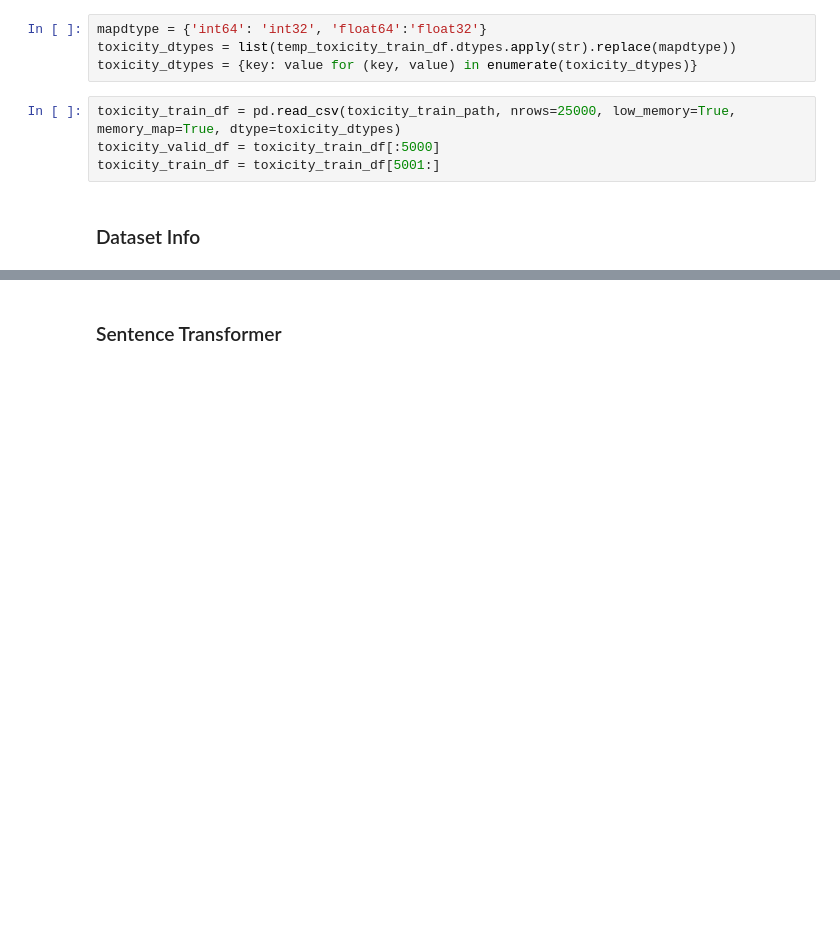
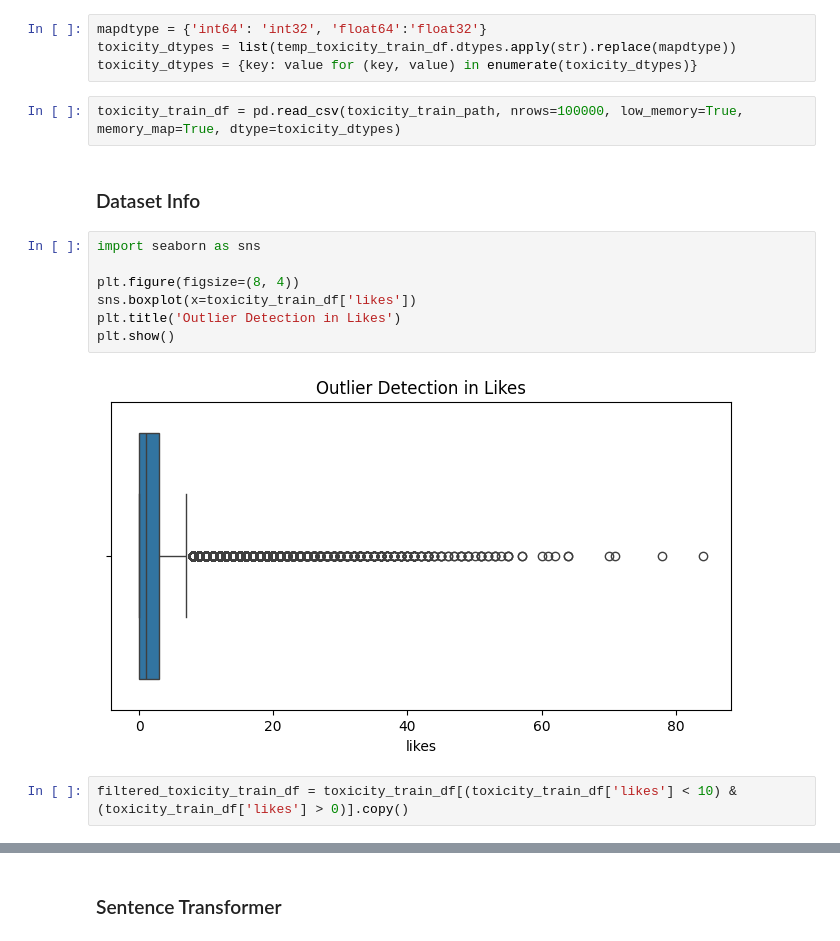
Before and after one commit to Ranvirsv/Advance_Multi_Task_Learning, a Jupyter notebook: Notebooks/Multi-Task Learning Notebook.ipynb, the cells around one changed output, grey strips where cells are left out. Cells and saved outputs as stored; diff of their text form; blank space fills up the shorter version.

```diff
--- a/Notebooks/Multi-Task Learning Notebook.ipynb
+++ b/Notebooks/Multi-Task Learning Notebook.ipynb
@@ -54,8 +55,17 @@ mapdtype = {'int64': 'int32', 'float64':'float32'}
 toxicity_dtypes = list(temp_toxicity_train_df.dtypes.apply(str).replace(mapdtype))
 toxicity_dtypes = {key: value for (key, value) in enumerate(toxicity_dtypes)}
 # %%
-toxicity_train_df = pd.read_csv(toxicity_train_path, nrows=25000, low_memory=True, memory_map=True, dtype=toxicity_dtypes)
-toxicity_valid_df = toxicity_train_df[:5000]
-toxicity_train_df = toxicity_train_df[5001:]
+toxicity_train_df = pd.read_csv(toxicity_train_path, nrows=100000, low_memory=True, memory_map=True, dtype=toxicity_dtypes)
 # %% [markdown]
 ### Dataset Info
+# %%
+import seaborn as sns
+
+plt.figure(figsize=(8, 4))
+sns.boxplot(x=toxicity_train_df['likes'])
+plt.title('Outlier Detection in Likes')
+plt.show()
+# %% [output]
+[figure, added]
+# %%
+filtered_toxicity_train_df = toxicity_train_df[(toxicity_train_df['likes'] < 10) & (toxicity_train_df['likes'] > 0)].copy()
```
Also changed, not shown: parts of 36 cells of this notebook, 2 other files.
